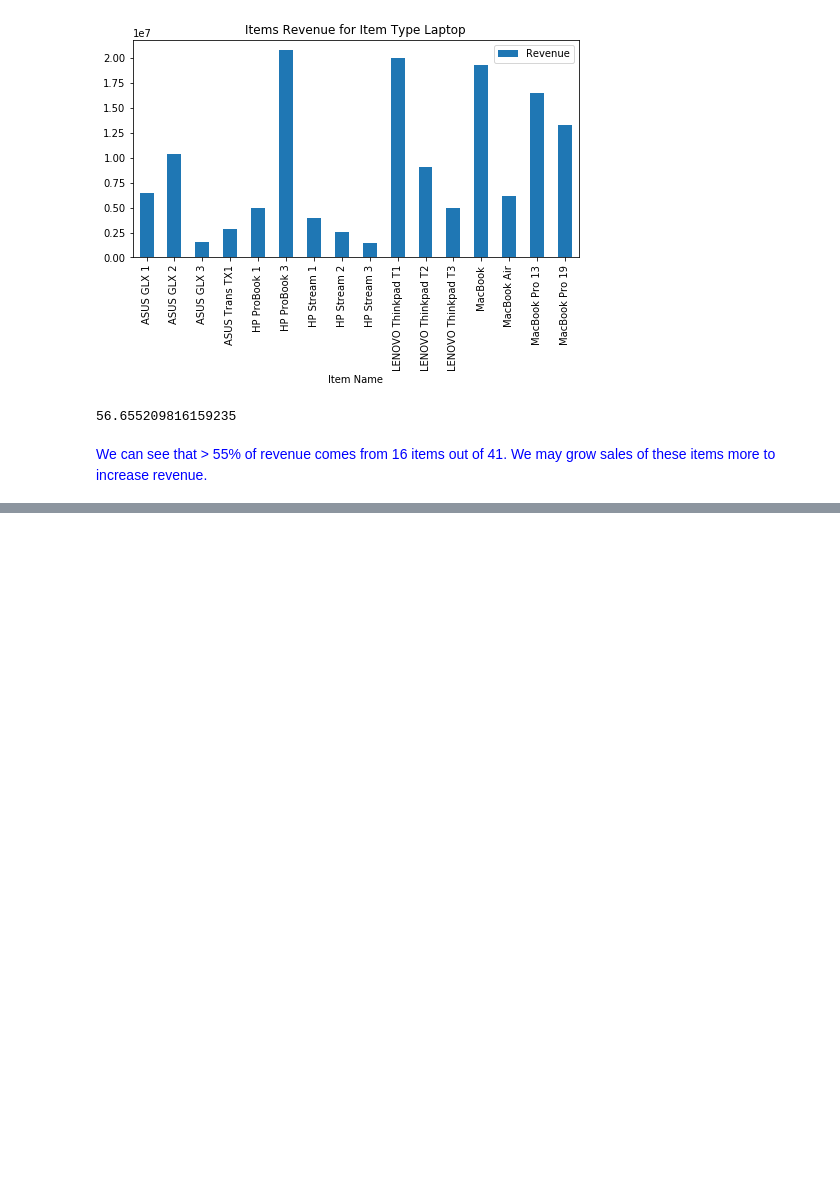
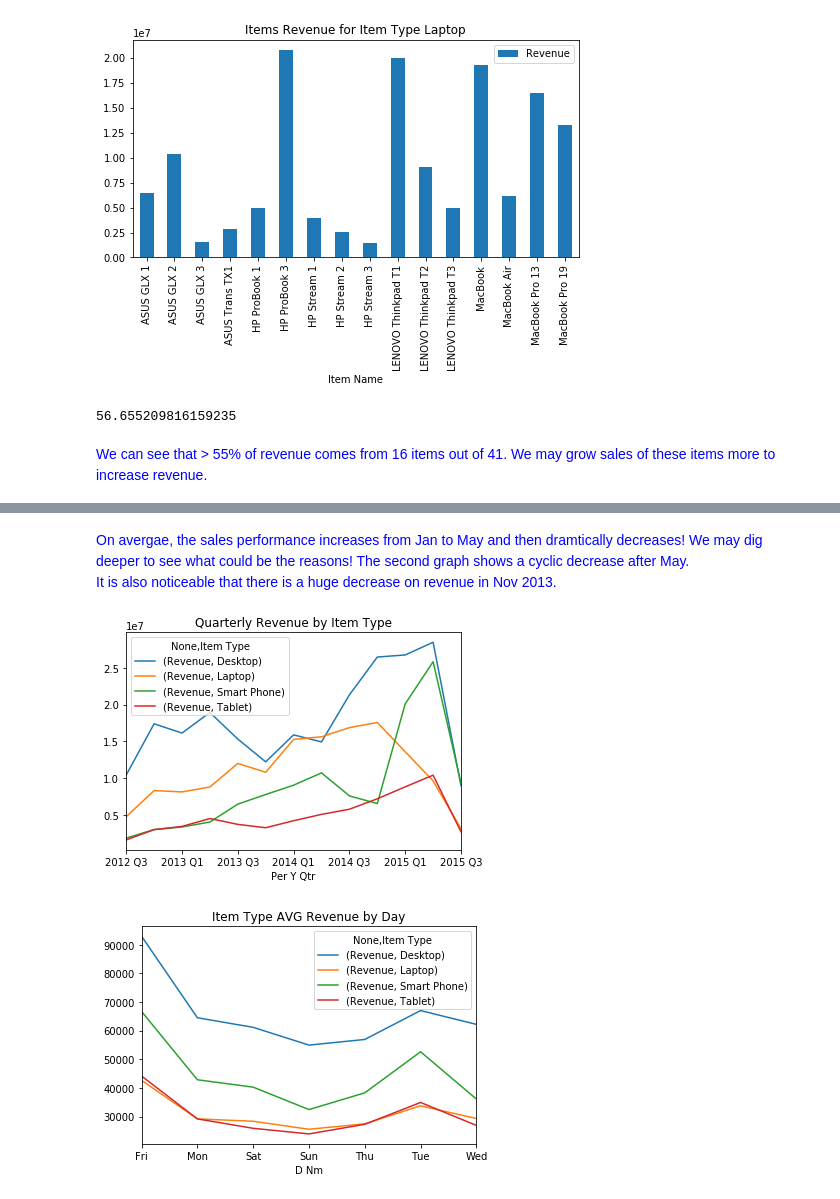
Before and after one commit to AliAlThuwaini/OracleUsecase, a Jupyter notebook: Presentation.ipynb, the cells around one changed output, grey strips where cells are left out. Cells and saved outputs as stored; diff of their text form; code cells hidden in the pictures; blank space fills up the shorter version.

```diff
--- a/Presentation.ipynb
+++ b/Presentation.ipynb
@@ -82,0 +112,18 @@ for i in salestrend['Item Type'].unique():
+# %% [markdown]
+<font color='blue'>
+    On avergae, the sales performance increases from Jan to May and then dramtically decreases! We may dig deeper to see what could be the reasons! The second graph shows a cyclic decrease after May.<br>
+    It is also noticeable that there is a huge decrease on revenue in Nov 2013.
+# %%
+# Trend By Category:
+#catqtr = salestrend.groupby(['Per Y Qtr', 'Category']).agg({'Revenue': np.sum}).unstack().plot(kind= 'line')
+#plt.title('Quarterly Revenue by Category');
+
+#Trend by Item Type:
+catqtr = salestrend.groupby(['Per Y Qtr', 'Item Type']).agg({'Revenue': np.sum}).unstack().plot(kind= 'line')
+plt.title('Quarterly Revenue by Item Type');
+
+salestrend.groupby(['D Nm', 'Item Type']).agg({'Revenue': np.mean}).unstack().plot(kind= 'line')
+plt.title('Item Type AVG Revenue by Day');
+# %% [output]
+[figure, added]
+[figure, added]
```
Also changed, not shown: parts of 10 cells of this notebook.
